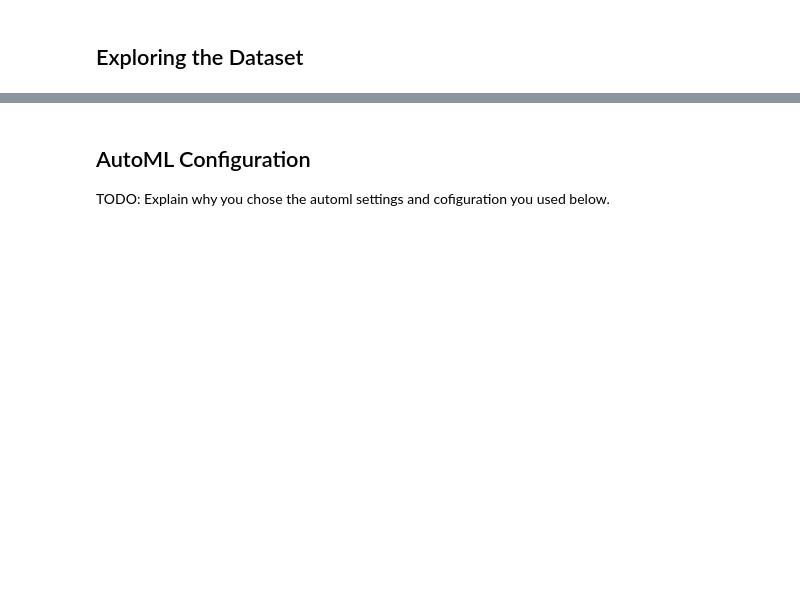
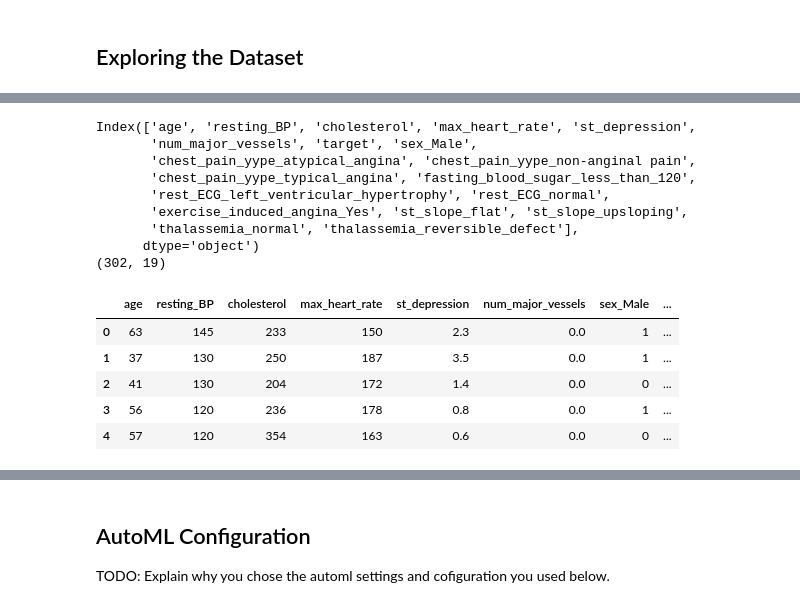
Before and after one commit to bharati-21/AZMLND-Capstone-Project, a Jupyter notebook: files/automl.ipynb, the cells around one changed output, grey strips where cells are left out. Drawn from its saved outputs; the diff is of its cells as text; code cells hidden in the pictures; blank space fills up the shorter version.

```diff
--- a/files/automl.ipynb
+++ b/files/automl.ipynb
@@ -70,9 +83,25 @@ df.head()
 # %%
 from train import clean_data
 
 # Use the clean_data function to clean your data.
-x, y = clean_data(df)
+x, y = clean_data(ds)
 x.head()
+# %% [output]
+Index(['age', 'resting_BP', 'cholesterol', 'max_heart_rate', 'st_depression',
+       'num_major_vessels', 'target', 'sex_Male',
+       'chest_pain_yype_atypical_angina', 'chest_pain_yype_non-anginal pain',
+       'chest_pain_yype_typical_angina', 'fasting_blood_sugar_less_than_120',
+       'rest_ECG_left_ventricular_hypertrophy', 'rest_ECG_normal',
+       'exercise_induced_angina_Yes', 'st_slope_flat', 'st_slope_upsloping',
+       'thalassemia_normal', 'thalassemia_reversible_defect'],
+      dtype='object')
+(302, 19)
+|  | age | resting_BP | cholesterol | max_heart_rate | st_depression | num_major_vessels | sex_Male | ... |
+| 0 | 63 | 145 | 233 | 150 | 2.3 | 0.0 | 1 | ... |
+| 1 | 37 | 130 | 250 | 187 | 3.5 | 0.0 | 1 | ... |
+| 2 | 41 | 130 | 204 | 172 | 1.4 | 0.0 | 0 | ... |
+| 3 | 56 | 120 | 236 | 178 | 0.8 | 0.0 | 1 | ... |
+| 4 | 57 | 120 | 354 | 163 | 0.6 | 0.0 | 0 | ... |
 # %%
 import os
 path = "./Data"
```
Also changed, not shown: parts of 9 cells of this notebook, 5 other files.
